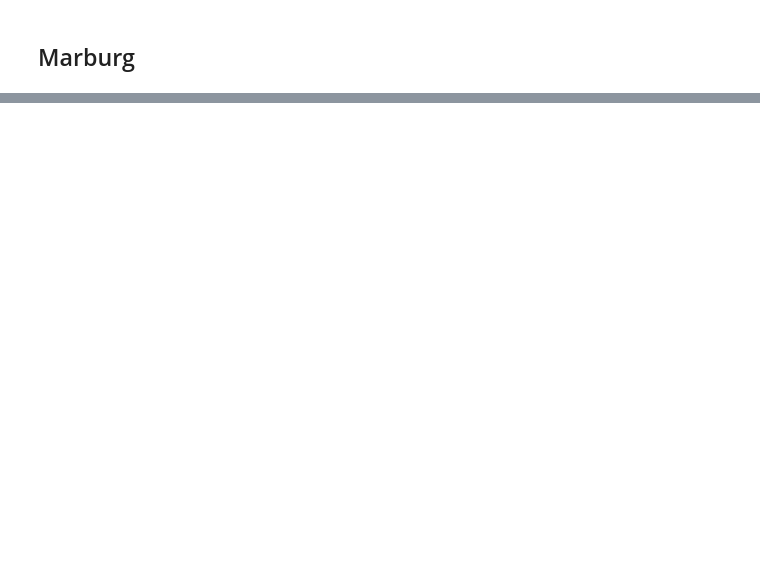
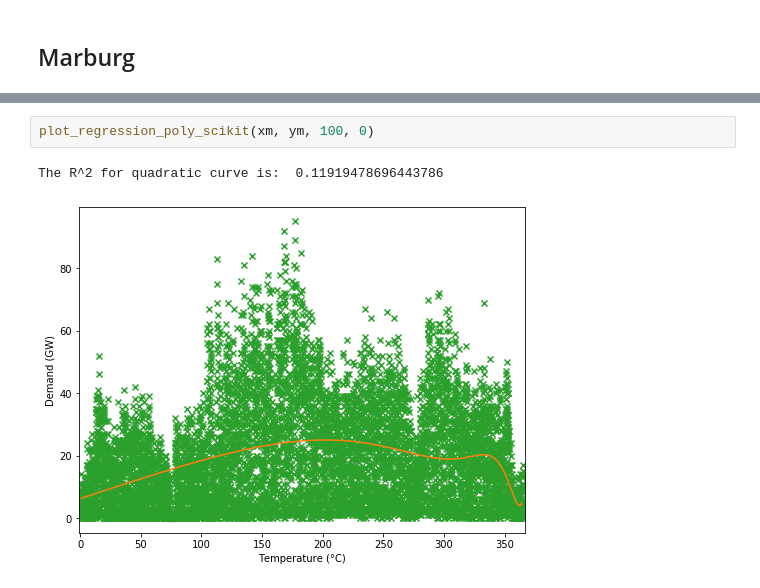
Before and after one commit to mogottsch/dsml_2020_magma, a Jupyter notebook: 3_predictive_modeling/Poly_Regression_Regularization.ipynb, the cells around one changed output, grey strips where cells are left out. Drawn from its saved outputs; the diff is of its cells as text; blank space fills up the shorter version.

```diff
--- a/3_predictive_modeling/Poly_Regression_Regularization.ipynb
+++ b/3_predictive_modeling/Poly_Regression_Regularization.ipynb
@@ -182,2 +265,7 @@ duisburg_weather = pd.read_pickle("../0_data/weather/duisburg_weather.pkl")
+# %%
+plot_regression_poly_scikit(xm, ym, 100, 0)
+# %% [output]
+The R^2 for quadratic curve is:  0.11919478696443786
+[figure, added]
 # %%
 # peak demand
```
Also changed, not shown: parts of 13 cells of this notebook, 1 other file.
